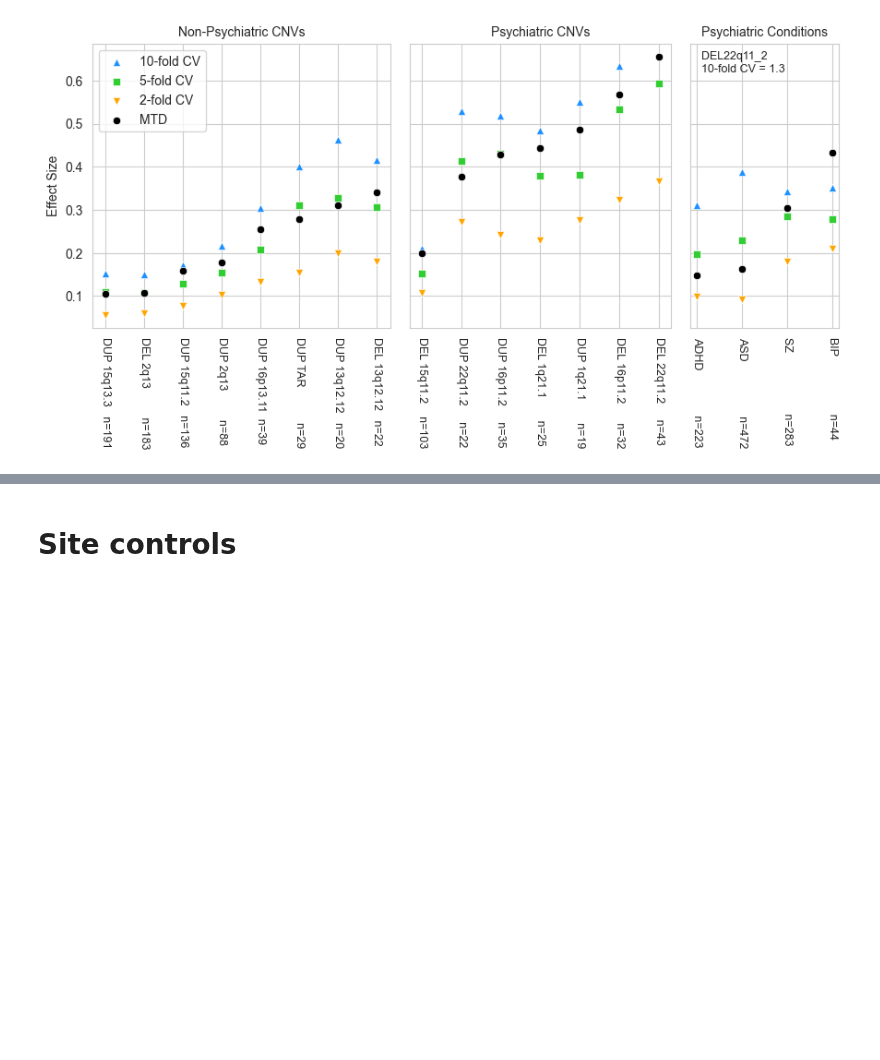
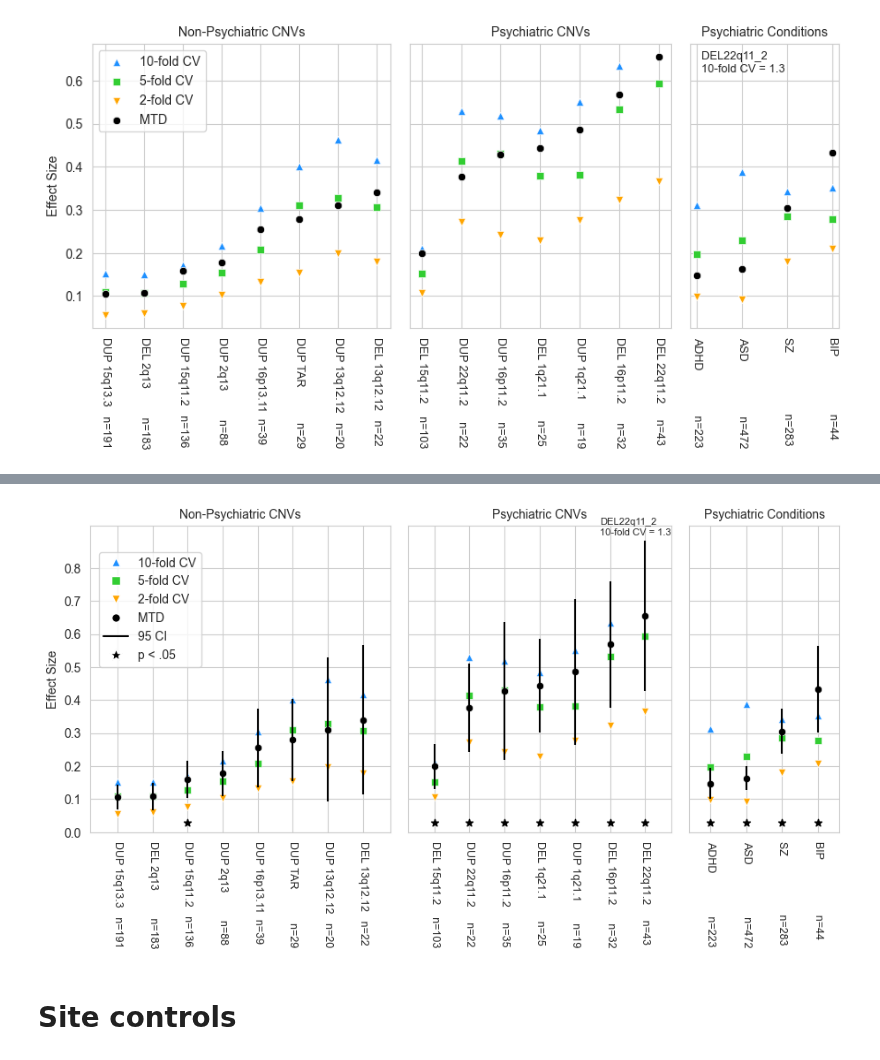
Before and after one commit to harveyaa/neuropsych_mtl, a Jupyter notebook: stats/dataset_exploration.ipynb, the cells around one changed output, grey strips where cells are left out. Saved outputs shown, nothing was run; the diff lists cells and outputs as text; code cells hidden in the pictures; blank space fills up the shorter version.

Commit message:
updated plots

```diff
--- a/stats/dataset_exploration.ipynb
+++ b/stats/dataset_exploration.ipynb
@@ -393,3 +399,91 @@ plt.savefig('./results/effect_size_cv.png',dpi=300)
+# %%
+# 95 CI
+
+fig, ax = plt.subplots(1,3,figsize=(9,5),sharey=True, gridspec_kw={'width_ratios': [len(cnv1),len(cnv2), len(psych)]})
+plt.yticks([0,0.1,0.2,0.3,0.4,0.5,0.6,0.7,0.8])
+sns.set_style('whitegrid')
+
+ax[0].bar(x = table.loc[cnv1].index, height=table.loc[cnv1]['mtd_std'],yerr=table.loc[cnv1]['err'],color='limegreen',alpha=0)
+ax[0].scatter(table.loc[siggy1].index,[0.03],marker='*',color='black')
+ax[0].set_xticklabels(l_cnv1,rotation=270,fontsize=9)
+ax[0].set_title('Non-Psychiatric CNVs',fontsize=10)
+
+ax[1].bar(x = table.loc[cnv2].index, height=table.loc[cnv2]['mtd_std'],yerr=table.loc[cnv2]['err'],color='limegreen',alpha=0)
+ax[1].scatter(table.loc[siggy2].index,0.03*np.ones(len(siggy2)),marker='*',color='black')
+ax[1].set_xticklabels(l_cnv2,rotation=270,fontsize=9)
+ax[1].set_title('Psychiatric CNVs',fontsize=10)
+
+ax[2].bar(x = table.loc[psych].index, height=table.loc[psych]['mtd_std'],yerr=table.loc[psych]['err'],color='limegreen',alpha=0)
+ax[2].scatter(table.loc[siggy3].index,0.03*np.ones(len(siggy3)),marker='*',color='black')
+ax[2].set_xticklabels(l_psych,rotation=270,fontsize=9)
+ax[2].set_title('Psychiatric Conditions',fontsize=10)
+
+ax[0].set_ylabel('Effect Size')
+#plt.suptitle('95% CI of Effect Size')
+#plt.tight_layout(pad=0.6)
+#plt.savefig('./results/effect_size_ci_cv.png',dpi=300)
+
+# CV
+
+colors = ['navy','darkorchid','red','orange','dodgerblue','forestgreen']
+colors2 = ['dodgerblue','limegreen','orange','black','forestgreen']
+cp = sns.color_palette(colors2)
+sns.set_palette(cp)
+#fig, ax = plt.subplots(1,3,figsize=(9,5),sharey=True, gridspec_kw={'width_ratios': [len(cnv1),len(cnv2), len(psych)]})
+
+sns.scatterplot(data = df.loc[cnv1], x = df.loc[cnv1].index,y = 'cv_10_filt',label='10-fold CV',marker='^',ax=ax[0])
+sns.scatterplot(data = df.loc[cnv1], x = df.loc[cnv1].index,y = 'cv_5',label='5-fold CV',marker='s',ax=ax[0])
+sns.scatterplot(data = df.loc[cnv1], x = df.loc[cnv1].index,y = 'cv_2',label='2-fold CV',marker='v',ax=ax[0])
+sns.scatterplot(data = df.loc[cnv1], x = df.loc[cnv1].index,y = 'mtd_std',label='MTD',ax=ax[0])
+ax[0].set_xticklabels(l_cnv1, rotation=270,fontsize=9)
+h, l = ax[0].get_legend_handles_labels()
+
+sns.scatterplot(data = df.loc[cnv2], x = df.loc[cnv2].index,y = 'cv_10_filt',label='10-fold CV',marker='^',ax=ax[1])
+sns.scatterplot(data = df.loc[cnv2], x = df.loc[cnv2].index,y = 'cv_5',label='5-fold CV',marker='s',ax=ax[1])
+sns.scatterplot(data = df.loc[cnv2], x = df.loc[cnv2].index,y = 'cv_2',label='2-fold CV',marker='v',ax=ax[1])
+sns.scatterplot(data = df.loc[cnv2], x = df.loc[cnv2].index,y = 'mtd_std',label='MTD',ax=ax[1])
+ax[1].set_xticklabels(l_cnv2, rotation=270,fontsize=9)
+
+sns.scatterplot(data = df.loc[psych], x = df.loc[psych].index,y = 'cv_10_filt',label='10-fold CV',marker='^',ax=ax[2])
+sns.scatterplot(data = df.loc[psych], x = df.loc[psych].index,y = 'cv_5',label='5-fold CV',marker='s',ax=ax[2])
+sns.scatterplot(data = df.loc[psych], x = df.loc[psych].index,y = 'cv_2',label='2-fold CV',marker='v',ax=ax[2])
+sns.scatterplot(data = df.loc[psych], x = df.loc[psych].index,y = 'mtd_std',label='MTD',ax=ax[2])
+ax[2].set_xticklabels(l_psych, rotation=270,fontsize=9)
+
+ax[0].set_title('Non-Psychiatric CNVs',fontsize=10)
+ax[1].set_title('Psychiatric CNVs',fontsize=10)
+ax[2].set_title('Psychiatric Conditions',fontsize=10)
+
+ax[0].get_legend().remove()
+ax[1].get_legend().remove()
+ax[2].get_legend().remove()
+#ax[0].legend(h,l,loc='upper left')
+
+ax[0].set_ylabel('Effect Size')
+
+from matplotlib.lines import Line2D
+handles = [Line2D([0], [0], marker='^', color='w', label='10-fold CV',
+                          markerfacecolor='dodgerblue', markersize=7),
+        Line2D([0], [0], marker='s', color='w', label='5-fold CV',
+                          markerfacecolor='limegreen', markersize=7),
+        Line2D([0], [0], marker='v', color='w', label='2-fold CV',
+                          markerfacecolor='orange', markersize=7),
+        Line2D([0], [0], marker='o', color='w', label='MTD',
+                          markerfacecolor='black', markersize=7),
+        Line2D([0], [0], marker='*', color='black', label='95 CI',
+                          markerfacecolor='black', markersize=0),
+        Line2D([0], [0], marker='*', color='w', label='Significant',
+                          markerfacecolor='black', markersize=10),
+                          ]
+labels = ['10-fold CV','5-fold CV','2-fold CV','MTD','95 CI','p < .05']
+fig.legend(handles, labels, loc=(0.075,0.635))
+
+#plt.text(5,0.71,'Cross-Validation of Effect Size',fontsize=13)
+ax[1].text(4.7,.9,'DEL22q11_2\n10-fold CV = 1.3', fontsize=8)
+plt.tight_layout(pad=.1)
+plt.savefig('./results/effect_size_cv.png',dpi=300)
+# %% [output]
+[figure, added]
 # %% [markdown]
 # Site controls
 # %%
```
Also changed, not shown: parts of 3 cells of this notebook.
